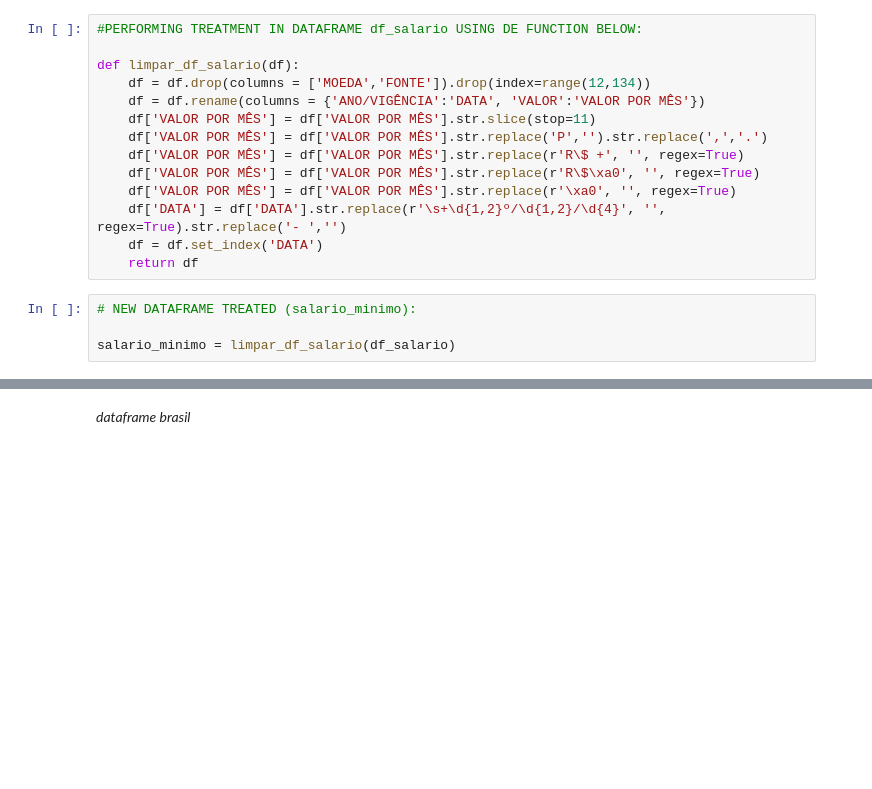
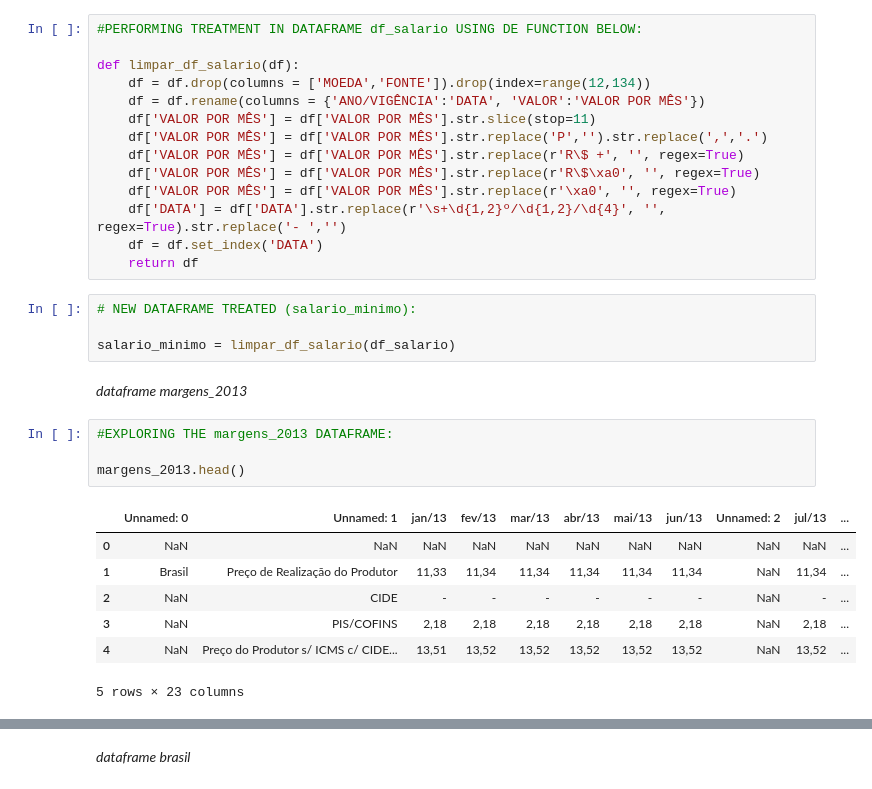
Before and after one commit to PedroPavanii/GAS, a Jupyter notebook: gas.ipynb, the cells around one changed output, grey strips where cells are left out. Drawn from its saved outputs; the diff is of its cells as text; blank space fills up the shorter version.

```diff
--- a/gas.ipynb
+++ b/gas.ipynb
@@ -101,3 +101,17 @@ def limpar_df_salario(df):
 # NEW DATAFRAME TREATED (salario_minimo):
 
 salario_minimo = limpar_df_salario(df_salario)
+# %% [markdown]
+*dataframe margens_2013*
+# %%
+#EXPLORING THE margens_2013 DATAFRAME:
+
+margens_2013.head()
+# %% [output]
+|  | Unnamed: 0 | Unnamed: 1 | jan/13 | fev/13 | mar/13 | abr/13 | mai/13 | jun/13 | Unnamed: 2 | jul/13 | ... |
+| 0 | NaN | NaN | NaN | NaN | NaN | NaN | NaN | NaN | NaN | NaN | ... |
+| 1 | Brasil | Preço de Realização do Produtor | 11,33 | 11,34 | 11,34 | 11,34 | 11,34 | 11,34 | NaN | 11,34 | ... |
+| 2 | NaN | CIDE | - | - | - | - | - | - | NaN | - | ... |
+| 3 | NaN | PIS/COFINS | 2,18 | 2,18 | 2,18 | 2,18 | 2,18 | 2,18 | NaN | 2,18 | ... |
+| 4 | NaN | Preço do Produtor s/ ICMS c/ CIDE... | 13,51 | 13,52 | 13,52 | 13,52 | 13,52 | 13,52 | NaN | 13,52 | ... |
+5 rows × 23 columns
```
Also changed, not shown: parts of 10 cells of this notebook.
